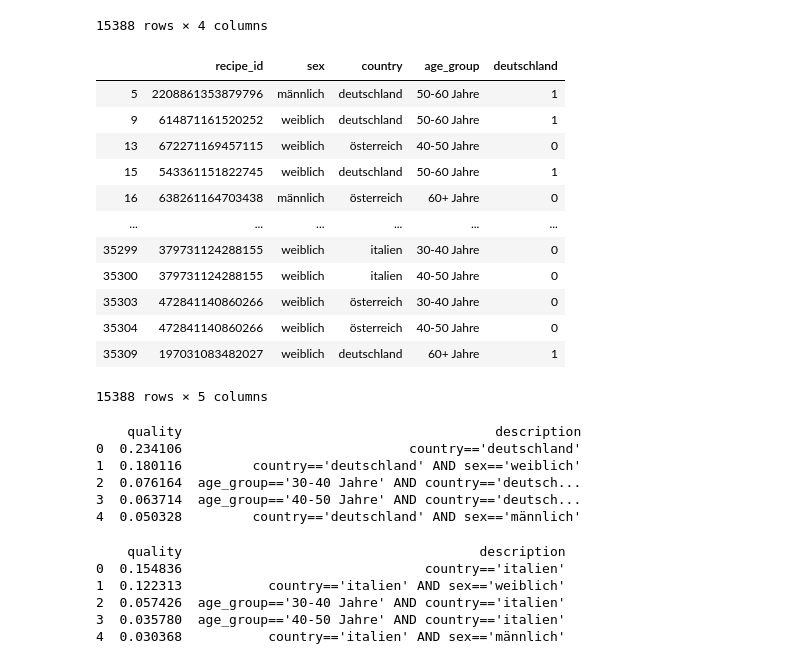
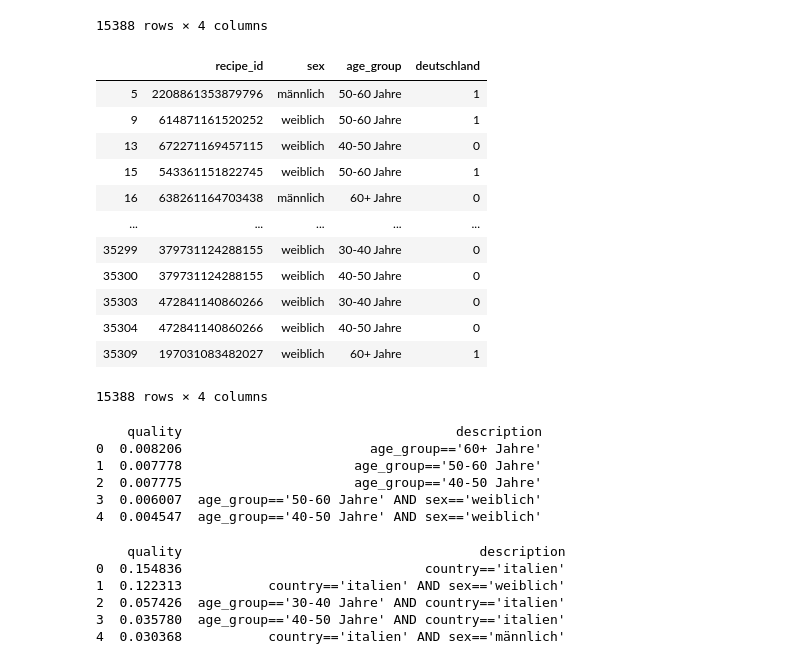
Before and after one commit to sunwen0120/Pratikum, a Jupyter notebook: wen_sun/regional analyse/Regional analysie.ipynb, the cells around one changed output. Cells and saved outputs as stored; diff of their text form; code cells hidden in the pictures.

```diff
--- a/wen_sun/regional analyse/Regional analysie.ipynb
+++ b/wen_sun/regional analyse/Regional analysie.ipynb
@@ -724,27 +706,28 @@ def add_target(data,country):
 # %%
 data = add_target(df_sub_group,'deutschland')
 # data = data.drop('spanien', 1)
+data = data.drop('country',1)
 data
 # %% [output]
-|  | recipe_id | sex | country | age_group | deutschland |
-| 5 | 2208861353879796 | männlich | deutschland | 50-60 Jahre | 1 |
-| 9 | 614871161520252 | weiblich | deutschland | 50-60 Jahre | 1 |
-| 13 | 672271169457115 | weiblich | österreich | 40-50 Jahre | 0 |
-| 15 | 543361151822745 | weiblich | deutschland | 50-60 Jahre | 1 |
-| 16 | 638261164703438 | männlich | österreich | 60+ Jahre | 0 |
-| ... | ... | ... | ... | ... | ... |
-| 35299 | 379731124288155 | weiblich | italien | 30-40 Jahre | 0 |
-| 35300 | 379731124288155 | weiblich | italien | 40-50 Jahre | 0 |
-| 35303 | 472841140860266 | weiblich | österreich | 30-40 Jahre | 0 |
-| 35304 | 472841140860266 | weiblich | österreich | 40-50 Jahre | 0 |
-| 35309 | 197031083482027 | weiblich | deutschland | 60+ Jahre | 1 |
+|  | recipe_id | sex | age_group | deutschland |
+| 5 | 2208861353879796 | männlich | 50-60 Jahre | 1 |
+| 9 | 614871161520252 | weiblich | 50-60 Jahre | 1 |
+| 13 | 672271169457115 | weiblich | 40-50 Jahre | 0 |
+| 15 | 543361151822745 | weiblich | 50-60 Jahre | 1 |
+| 16 | 638261164703438 | männlich | 60+ Jahre | 0 |
+| ... | ... | ... | ... | ... |
+| 35299 | 379731124288155 | weiblich | 30-40 Jahre | 0 |
+| 35300 | 379731124288155 | weiblich | 40-50 Jahre | 0 |
+| 35303 | 472841140860266 | weiblich | 30-40 Jahre | 0 |
+| 35304 | 472841140860266 | weiblich | 40-50 Jahre | 0 |
+| 35309 | 197031083482027 | weiblich | 60+ Jahre | 1 |
-15388 rows × 5 columns
+15388 rows × 4 columns
 # %%
 import pysubgroup as ps
 
 
 target = ps.BinaryTarget ('deutschland', True)
-searchspace = ps.create_selectors(data, ignore=['deutschland'])
+searchspace = ps.create_selectors(data, ignore=['deutschland','recipe_id'])
 task = ps.SubgroupDiscoveryTask (
     data,
     target,
@@ -755,12 +738,12 @@ task = ps.SubgroupDiscoveryTask (
 result = ps.BeamSearch().execute(task)
 print(result.to_dataframe())
 # %% [output]
-    quality                                        description
-0  0.234106                             country=='deutschland'
-1  0.180116         country=='deutschland' AND sex=='weiblich'
-2  0.076164  age_group=='30-40 Jahre' AND country=='deutsch...
-3  0.063714  age_group=='40-50 Jahre' AND country=='deutsch...
-4  0.050328         country=='deutschland' AND sex=='männlich'
+    quality                                   description
+0  0.008206                        age_group=='60+ Jahre'
+1  0.007778                      age_group=='50-60 Jahre'
+2  0.007775                      age_group=='40-50 Jahre'
+3  0.006007  age_group=='50-60 Jahre' AND sex=='weiblich'
+4  0.004547  age_group=='40-50 Jahre' AND sex=='weiblich'
 # %%
 df_sub_group = df_sub_group.drop('deutschland', 1)
 data = add_target(df_sub_group,'italien')
```
Also changed, not shown: parts of 10 cells of this notebook, 7 other files.
